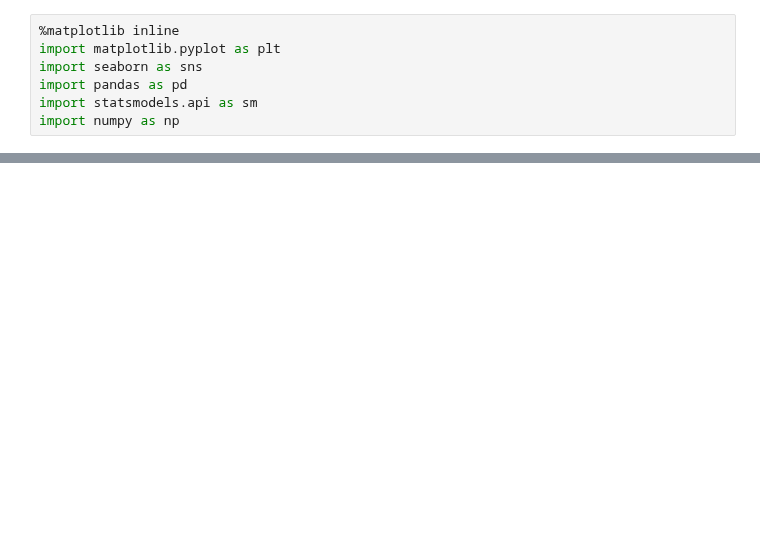
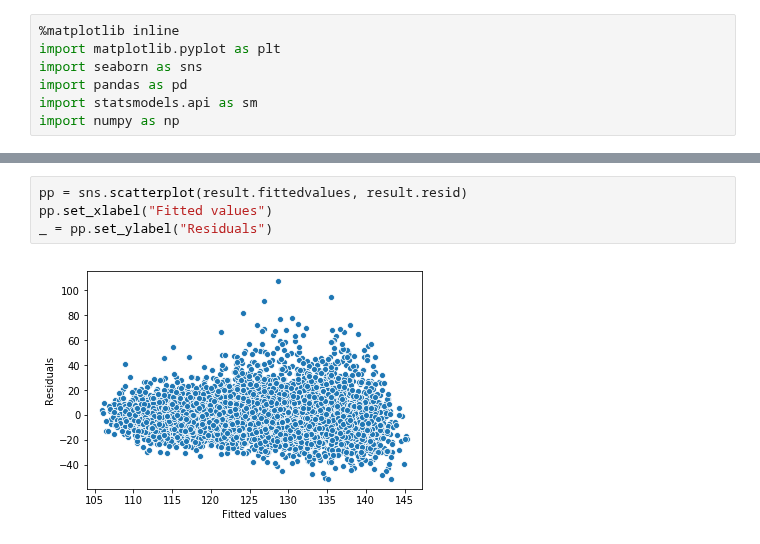
Before and after one commit to kshedden/statswpy_temp, a Jupyter notebook: week3_nhanes.ipynb, the cells around one changed output, grey strips where cells are left out. Drawn from its saved outputs; the diff is of its cells as text; blank space fills up the shorter version.

```diff
--- a/week3_nhanes.ipynb
+++ b/week3_nhanes.ipynb
@@ -484,0 +466,6 @@ but this should become a possibility in the near future.
+# %%
+pp = sns.scatterplot(result.fittedvalues, result.resid)
+pp.set_xlabel("Fitted values")
+_ = pp.set_ylabel("Residuals")
+# %% [output]
+[figure, added]
```
Also changed, not shown: parts of 80 cells of this notebook.
